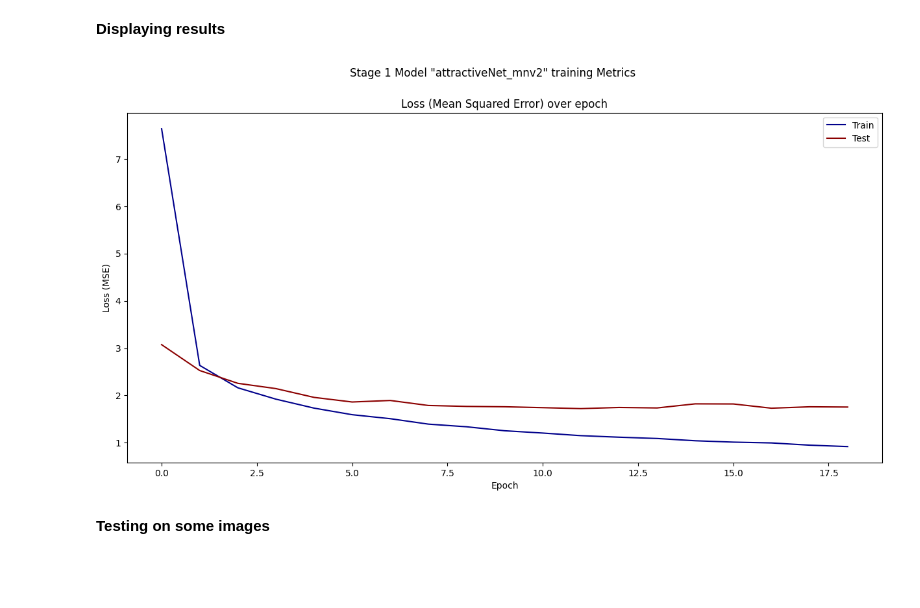
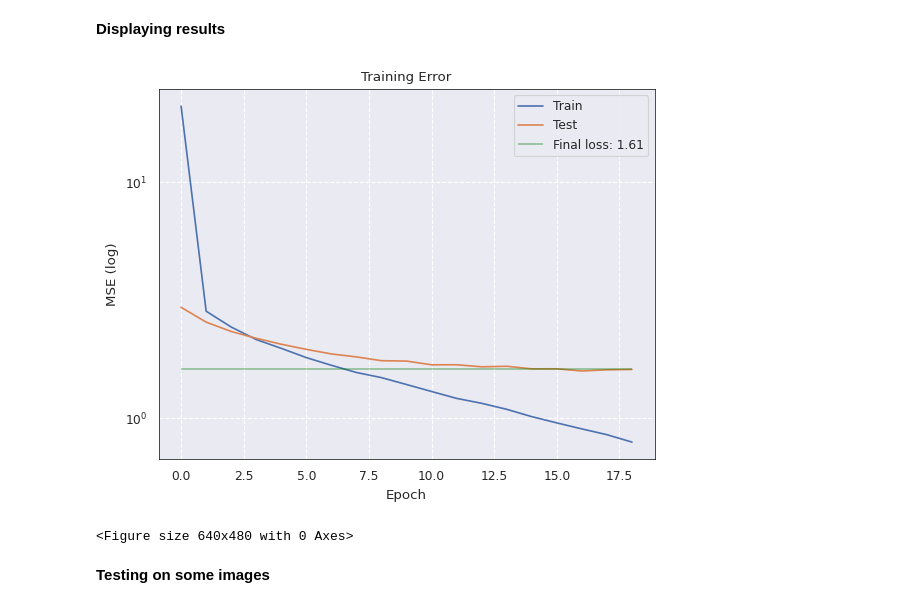
Before and after one commit to maxxelbax/ML-Project, a Jupyter notebook: face_attraction_processing_training.ipynb, the cells around one changed output. Saved outputs shown, nothing was run; the diff lists cells and outputs as text; code cells hidden in the pictures; blank space fills up the shorter version.

```diff
--- a/face_attraction_processing_training.ipynb
+++ b/face_attraction_processing_training.ipynb
@@ -520,8 +640,8 @@ X = np.array(X)
 y = np.array(y)
 
 # Split the data into train, validation, and test sets
-X_train, X_temp, y_train, y_temp = train_test_split(X, y, test_size=0.3, random_state=42)
-X_val, X_test, y_val, y_test = train_test_split(X_temp, y_temp, test_size=0.5, random_state=42)
+X_train, X_temp, y_train, y_temp = train_test_split(X, y, test_size=0.2, random_state=42)
+X_val, X_test, y_val, y_test = train_test_split(X_temp, y_temp, test_size=0.2, random_state=42)
 
 # Check the shapes
 print("X_train shape:", X_train.shape)
@@ -556,14 +680,16 @@ Downloading data from https://storage.googleapis.com/tensorflow/keras-applicatio
 # %%
 model = Sequential(name=model_name)
 model.add(basemodel)
+model.add(Dense(64, activation='relu'))
+model.add(Dense(32, activation='relu'))
+model.add(Dense(32, activation='relu'))
 model.add(Dense(1))
 # %% [markdown]
 **training**
 # %%
 # First training with 30 epochs and 0.001 lr
-
 epochs = 30
-lr=0.001
+lr=0.0001
 
 model.layers[0].trainable = False
 model.compile(loss='mean_squared_error', optimizer=Adam(learning_rate=lr))
@@ -589,7 +717,7 @@ callbacks = [
     EarlyStopping(
         monitor='val_loss',
         min_delta=1e-3,
-        patience=7,
+        patience=2,
         verbose=1,
         ),
     AltModelCheckpoint(
@@ -671,10 +801,23 @@ def plot_metrics(history, model_name, stage):
 # Example usage:
 # Assuming you have a 'history' object from model training
 # and model_name, stage are defined
+# %%
+f_loss = history1.history['val_loss'][-1]
+plt.plot(history1.history['loss'], label='Train')
+plt.plot(history1.history['val_loss'], label='Test')
+plt.hlines(f_loss, xmin=0, xmax=len(history1.history['loss'])-1, alpha=0.4, color='green', label=f'Final loss: {f_loss:.2f}')
+plt.yscale('log')
+plt.xlabel('Epoch')
+plt.ylabel('MSE (log)')
+plt.title('Training Error')
+plt.legend()
+plt.show()
+plt.savefig('training_error.jpg', )
+# %% [output]
+[figure, added]
+<Figure size 640x480 with 0 Axes>
 # %%
-plot_metrics(history1, model_name, 1)
+# plot_metrics(history1, model_name, 1)
-# %% [output]
-[figure, removed]
 # %% [markdown]
 **Testing on some images**
 # %%
```
Also changed, not shown: parts of 48 cells of this notebook.
